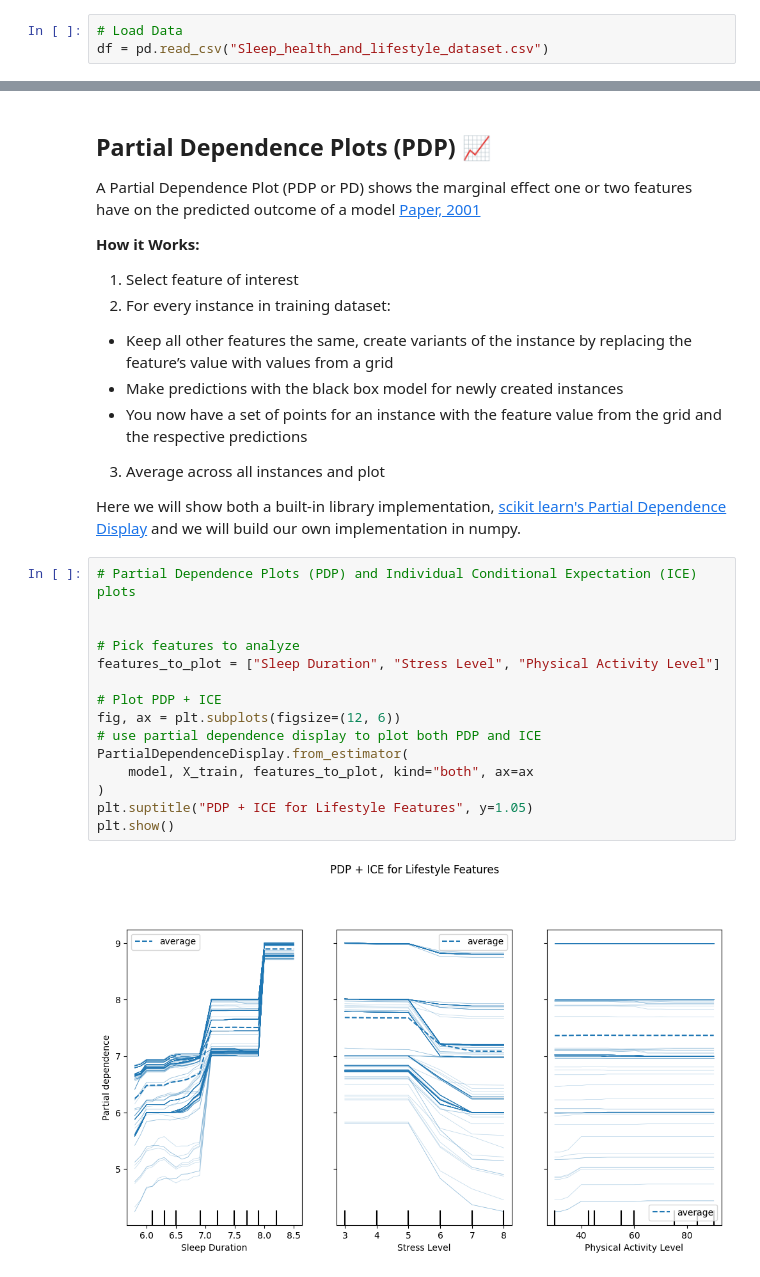
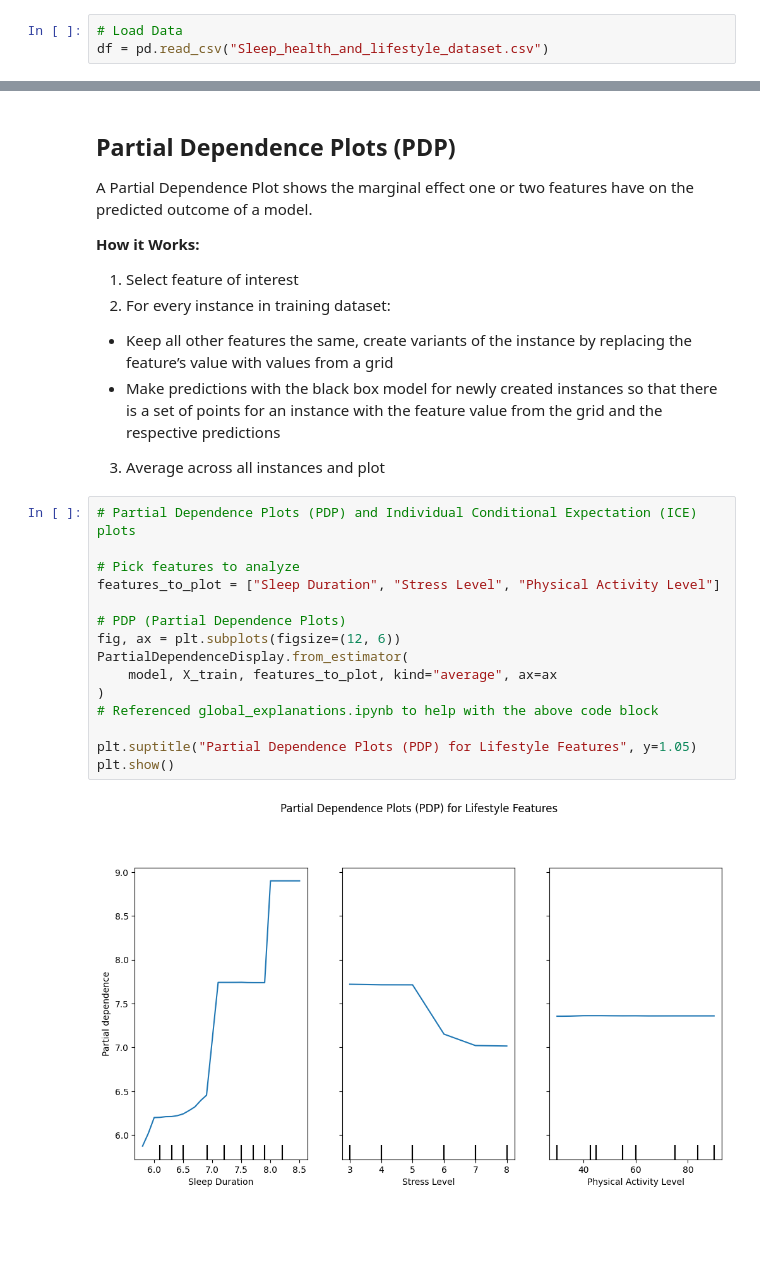
Before and after one commit to lindsaygross/explainable-techniques-II, a Jupyter notebook: explainable-techniques-II.ipynb, the cells around one changed output, grey strips where cells are left out. Saved outputs shown, nothing was run; the diff lists cells and outputs as text; blank space fills up the shorter version.

```diff
--- a/explainable-techniques-II.ipynb
+++ b/explainable-techniques-II.ipynb
@@ -361,31 +352,28 @@ This trained model will be used to generate **PDP, ICE, and ALE plots** to bette
 # %% [markdown]
-## Partial Dependence Plots (PDP) 📈
+## Partial Dependence Plots (PDP)
 
-A Partial Dependence Plot (PDP or PD) shows the marginal effect one or two features have on the predicted outcome of a model [Paper, 2001](https://jerryfriedman.su.domains/ftp/trebst.pdf)
+A Partial Dependence Plot shows the marginal effect one or two features have on the predicted outcome of a model.
 
 **How it Works:**
 1. Select feature of interest
 2. For every instance in training dataset:
-* Keep all other features the same, create variants of the instance by replacing the feature’s value with values from a grid
-* Make predictions with the black box model for newly created instances
-* You now have a set of points for an instance with the feature value from the grid and the respective predictions
+*  Keep all other features the same, create variants of the instance by replacing the feature’s value with values from a grid
+*  Make predictions with the black box model for newly created instances so that there is a set of points for an instance with the feature value from the grid and the respective predictions
 3. Average across all instances and plot
-
-Here we will show both a built-in library implementation, [scikit learn's Partial Dependence Display](https://scikit-learn.org/stable/modules/generated/sklearn.inspection.PartialDependenceDisplay.html) and we will build our own implementation in numpy.
 # %%
 # Partial Dependence Plots (PDP) and Individual Conditional Expectation (ICE) plots
-
 
 # Pick features to analyze
 features_to_plot = ["Sleep Duration", "Stress Level", "Physical Activity Level"]
 
-# Plot PDP + ICE
+# PDP (Partial Dependence Plots)
 fig, ax = plt.subplots(figsize=(12, 6))
-# use partial dependence display to plot both PDP and ICE
 PartialDependenceDisplay.from_estimator(
-    model, X_train, features_to_plot, kind="both", ax=ax
+    model, X_train, features_to_plot, kind="average", ax=ax
 )
-plt.suptitle("PDP + ICE for Lifestyle Features", y=1.05)
+# Referenced global_explanations.ipynb to help with the above code block
+
+plt.suptitle("Partial Dependence Plots (PDP) for Lifestyle Features", y=1.05)
 plt.show()
 # %% [output]
-[figure, old version]
+[figure, new version]
```
Also changed, not shown: parts of 24 cells of this notebook, 1 other file.
